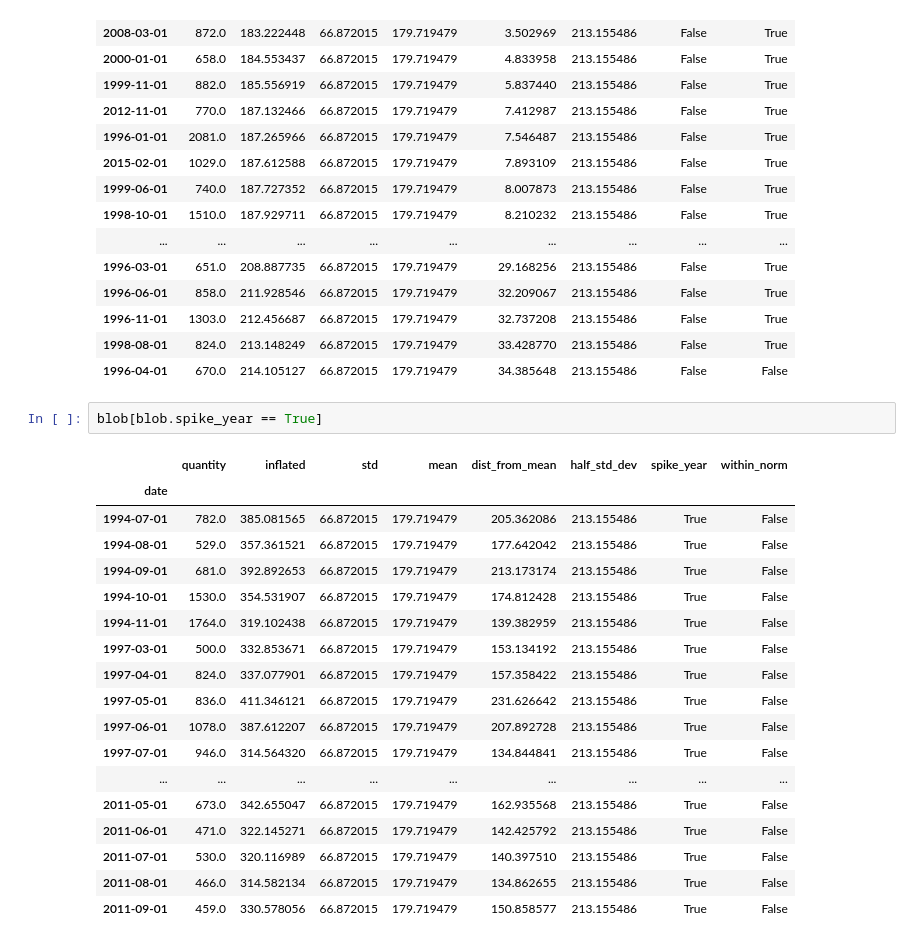
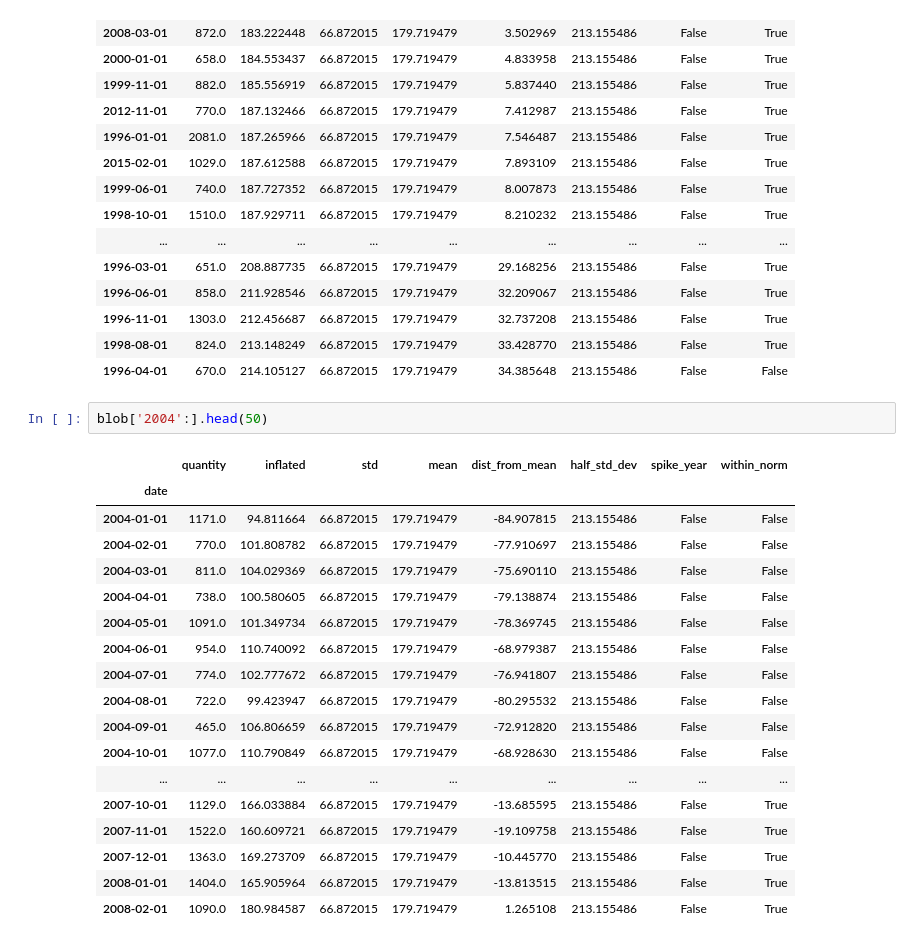
Before and after one commit to Data-Robusta/data-robusta, a Jupyter notebook: jeff_scratch.ipynb, the cells around one changed output. Drawn from its saved outputs; the diff is of its cells as text.

```diff
--- a/jeff_scratch.ipynb
+++ b/jeff_scratch.ipynb
@@ -668,25 +625,25 @@ blob[(blob.inflated >144) & (blob.inflated < 215)].sort_values(by='inflated').ta
 | 1996-11-01 | 1303.0 | 212.456687 | 66.872015 | 179.719479 | 32.737208 | 213.155486 | False | True |
 | 1998-08-01 | 824.0 | 213.148249 | 66.872015 | 179.719479 | 33.428770 | 213.155486 | False | True |
 | 1996-04-01 | 670.0 | 214.105127 | 66.872015 | 179.719479 | 34.385648 | 213.155486 | False | False |
-# %%
-blob[blob.spike_year == True]
-# %% [output]
-|  | quantity | inflated | std | mean | dist_from_mean | half_std_dev | spike_year | within_norm |
-| date |  |  |  |  |  |  |  |  |
-| 1994-07-01 | 782.0 | 385.081565 | 66.872015 | 179.719479 | 205.362086 | 213.155486 | True | False |
-| 1994-08-01 | 529.0 | 357.361521 | 66.872015 | 179.719479 | 177.642042 | 213.155486 | True | False |
-| 1994-09-01 | 681.0 | 392.892653 | 66.872015 | 179.719479 | 213.173174 | 213.155486 | True | False |
-| 1994-10-01 | 1530.0 | 354.531907 | 66.872015 | 179.719479 | 174.812428 | 213.155486 | True | False |
-| 1994-11-01 | 1764.0 | 319.102438 | 66.872015 | 179.719479 | 139.382959 | 213.155486 | True | False |
-| 1997-03-01 | 500.0 | 332.853671 | 66.872015 | 179.719479 | 153.134192 | 213.155486 | True | False |
-| 1997-04-01 | 824.0 | 337.077901 | 66.872015 | 179.719479 | 157.358422 | 213.155486 | True | False |
-| 1997-05-01 | 836.0 | 411.346121 | 66.872015 | 179.719479 | 231.626642 | 213.155486 | True | False |
-| 1997-06-01 | 1078.0 | 387.612207 | 66.872015 | 179.719479 | 207.892728 | 213.155486 | True | False |
-| 1997-07-01 | 946.0 | 314.564320 | 66.872015 | 179.719479 | 134.844841 | 213.155486 | True | False |
-| ... | ... | ... | ... | ... | ... | ... | ... | ... |
-| 2011-05-01 | 673.0 | 342.655047 | 66.872015 | 179.719479 | 162.935568 | 213.155486 | True | False |
-| 2011-06-01 | 471.0 | 322.145271 | 66.872015 | 179.719479 | 142.425792 | 213.155486 | True | False |
-| 2011-07-01 | 530.0 | 320.116989 | 66.872015 | 179.719479 | 140.397510 | 213.155486 | True | False |
-| 2011-08-01 | 466.0 | 314.582134 | 66.872015 | 179.719479 | 134.862655 | 213.155486 | True | False |
-| 2011-09-01 | 459.0 | 330.578056 | 66.872015 | 179.719479 | 150.858577 | 213.155486 | True | False |
+# %%
+blob['2004':].head(50)
+# %% [output]
+|  | quantity | inflated | std | mean | dist_from_mean | half_std_dev | spike_year | within_norm |
+| date |  |  |  |  |  |  |  |  |
+| 2004-01-01 | 1171.0 | 94.811664 | 66.872015 | 179.719479 | -84.907815 | 213.155486 | False | False |
+| 2004-02-01 | 770.0 | 101.808782 | 66.872015 | 179.719479 | -77.910697 | 213.155486 | False | False |
+| 2004-03-01 | 811.0 | 104.029369 | 66.872015 | 179.719479 | -75.690110 | 213.155486 | False | False |
+| 2004-04-01 | 738.0 | 100.580605 | 66.872015 | 179.719479 | -79.138874 | 213.155486 | False | False |
+| 2004-05-01 | 1091.0 | 101.349734 | 66.872015 | 179.719479 | -78.369745 | 213.155486 | False | False |
+| 2004-06-01 | 954.0 | 110.740092 | 66.872015 | 179.719479 | -68.979387 | 213.155486 | False | False |
+| 2004-07-01 | 774.0 | 102.777672 | 66.872015 | 179.719479 | -76.941807 | 213.155486 | False | False |
+| 2004-08-01 | 722.0 | 99.423947 | 66.872015 | 179.719479 | -80.295532 | 213.155486 | False | False |
+| 2004-09-01 | 465.0 | 106.806659 | 66.872015 | 179.719479 | -72.912820 | 213.155486 | False | False |
+| 2004-10-01 | 1077.0 | 110.790849 | 66.872015 | 179.719479 | -68.928630 | 213.155486 | False | False |
+| ... | ... | ... | ... | ... | ... | ... | ... | ... |
+| 2007-10-01 | 1129.0 | 166.033884 | 66.872015 | 179.719479 | -13.685595 | 213.155486 | False | True |
+| 2007-11-01 | 1522.0 | 160.609721 | 66.872015 | 179.719479 | -19.109758 | 213.155486 | False | True |
+| 2007-12-01 | 1363.0 | 169.273709 | 66.872015 | 179.719479 | -10.445770 | 213.155486 | False | True |
+| 2008-01-01 | 1404.0 | 165.905964 | 66.872015 | 179.719479 | -13.813515 | 213.155486 | False | True |
+| 2008-02-01 | 1090.0 | 180.984587 | 66.872015 | 179.719479 | 1.265108 | 213.155486 | False | True |
 # %%
```
Also changed, not shown: parts of 27 cells of this notebook, 1 other file.
